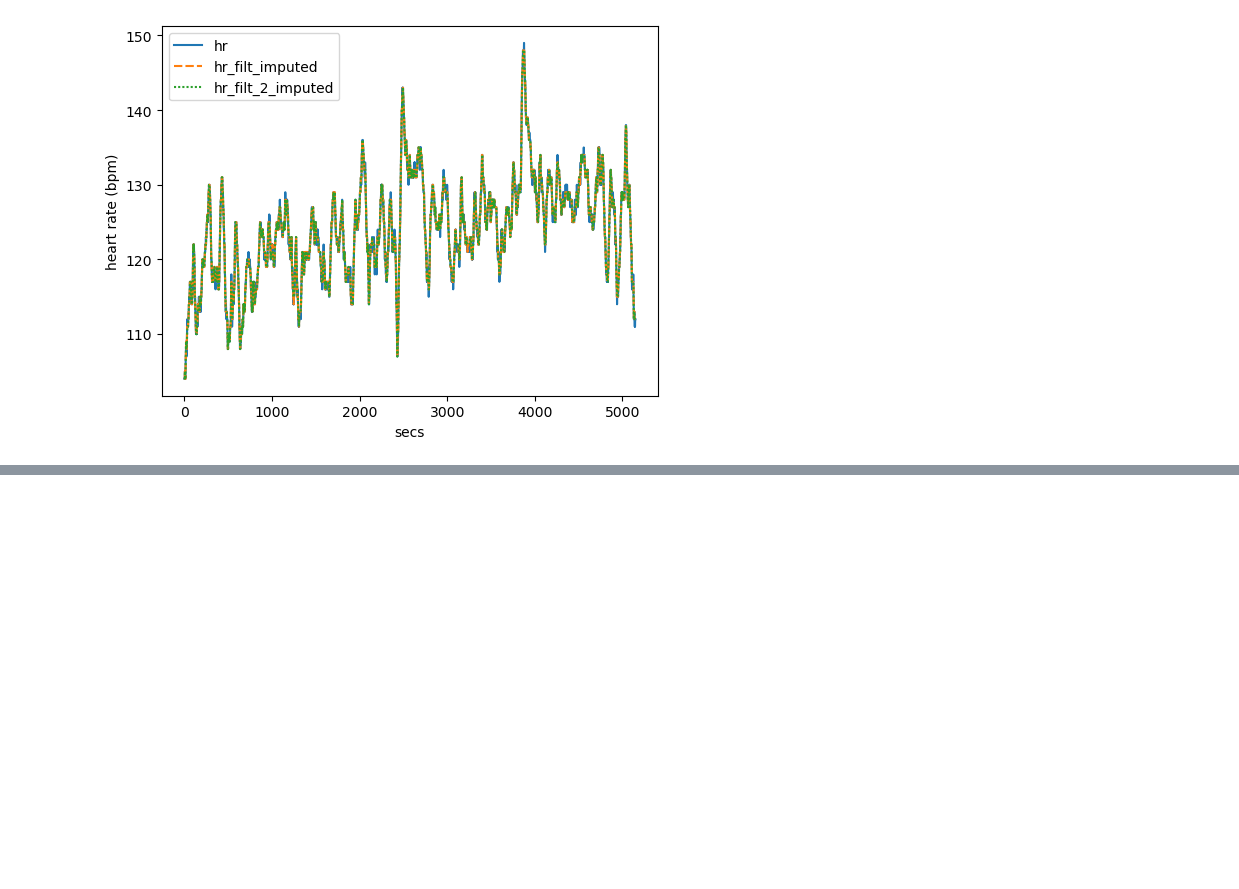
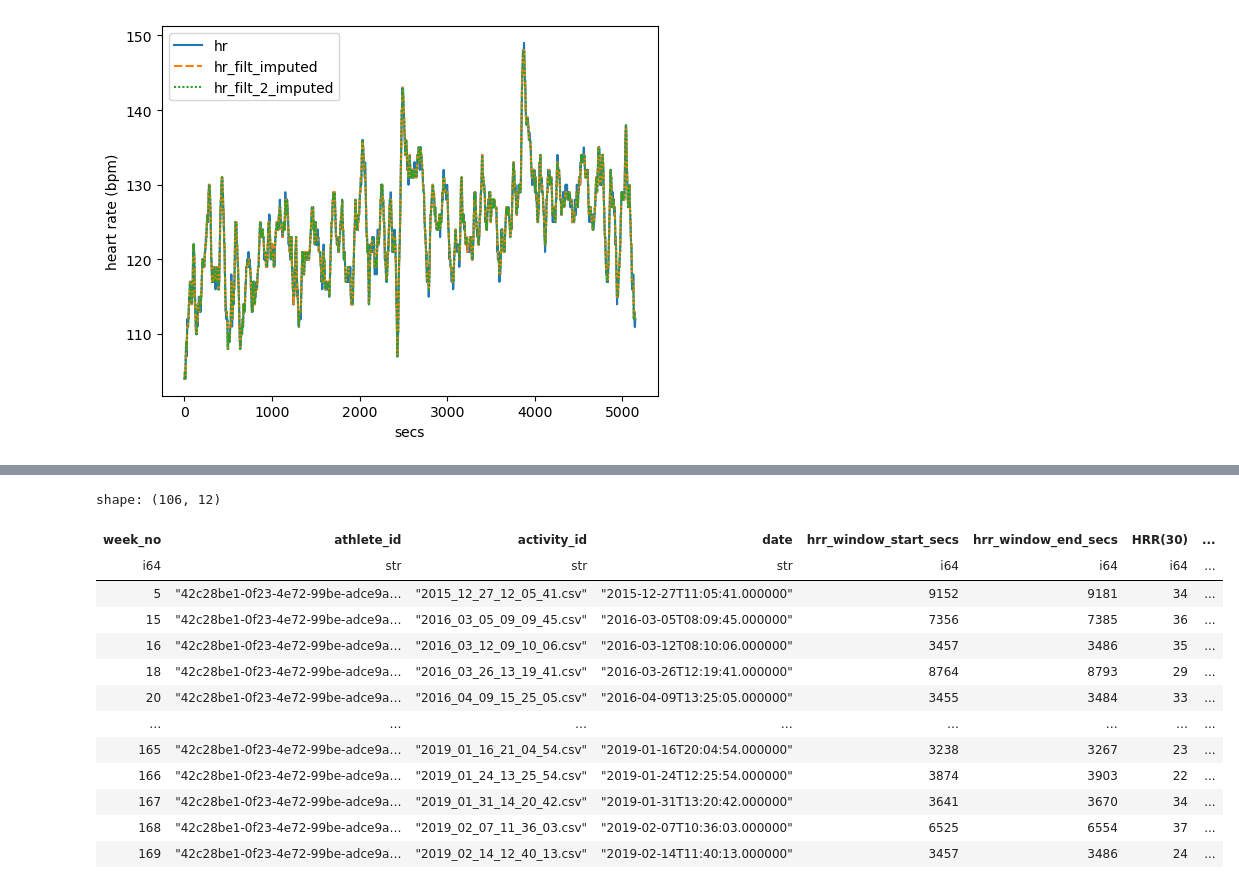
Before and after one commit to HimalKarkal/Golden-Cheetah, a Jupyter notebook: notebooks/not_rabbit_holes.ipynb, the cells around one changed output, grey strips where cells are left out. Saved outputs shown, nothing was run; the diff lists cells and outputs as text; code cells hidden in the pictures; blank space fills up the shorter version.

```diff
--- a/notebooks/not_rabbit_holes.ipynb
+++ b/notebooks/not_rabbit_holes.ipynb
@@ -111,0 +373,17 @@ fig.write_html(r"..\data\interim\single_v_multiple_filtering.html")
+# %%
+test_df
+# %% [output]
+shape: (106, 12)
+| week_no | athlete_id | activity_id | date | hrr_window_start_secs | hrr_window_end_secs | HRR(30) | ... |
+| i64 | str | str | str | i64 | i64 | i64 | ... |
+| 5 | "42c28be1-0f23-4e72-99be-adce9a… | "2015_12_27_12_05_41.csv" | "2015-12-27T11:05:41.000000" | 9152 | 9181 | 34 | ... |
+| 15 | "42c28be1-0f23-4e72-99be-adce9a… | "2016_03_05_09_09_45.csv" | "2016-03-05T08:09:45.000000" | 7356 | 7385 | 36 | ... |
+| 16 | "42c28be1-0f23-4e72-99be-adce9a… | "2016_03_12_09_10_06.csv" | "2016-03-12T08:10:06.000000" | 3457 | 3486 | 35 | ... |
+| 18 | "42c28be1-0f23-4e72-99be-adce9a… | "2016_03_26_13_19_41.csv" | "2016-03-26T12:19:41.000000" | 8764 | 8793 | 29 | ... |
+| 20 | "42c28be1-0f23-4e72-99be-adce9a… | "2016_04_09_15_25_05.csv" | "2016-04-09T13:25:05.000000" | 3455 | 3484 | 33 | ... |
+| … | … | … | … | … | … | … | ... |
+| 165 | "42c28be1-0f23-4e72-99be-adce9a… | "2019_01_16_21_04_54.csv" | "2019-01-16T20:04:54.000000" | 3238 | 3267 | 23 | ... |
+| 166 | "42c28be1-0f23-4e72-99be-adce9a… | "2019_01_24_13_25_54.csv" | "2019-01-24T12:25:54.000000" | 3874 | 3903 | 22 | ... |
+| 167 | "42c28be1-0f23-4e72-99be-adce9a… | "2019_01_31_14_20_42.csv" | "2019-01-31T13:20:42.000000" | 3641 | 3670 | 34 | ... |
+| 168 | "42c28be1-0f23-4e72-99be-adce9a… | "2019_02_07_11_36_03.csv" | "2019-02-07T10:36:03.000000" | 6525 | 6554 | 37 | ... |
+| 169 | "42c28be1-0f23-4e72-99be-adce9a… | "2019_02_14_12_40_13.csv" | "2019-02-14T11:40:13.000000" | 3457 | 3486 | 24 | ... |
```
Also changed, not shown: parts of 43 cells of this notebook, 11 other files.
